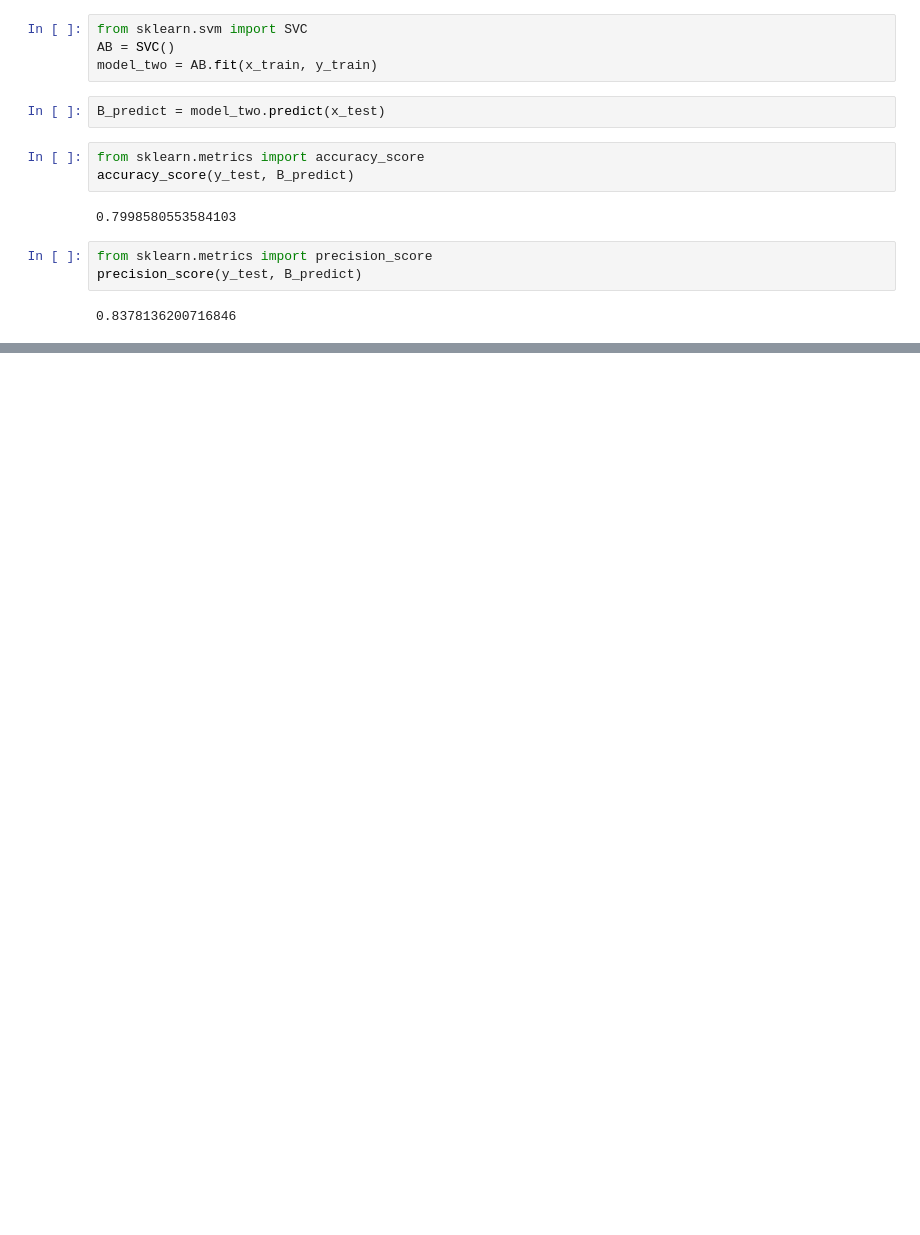
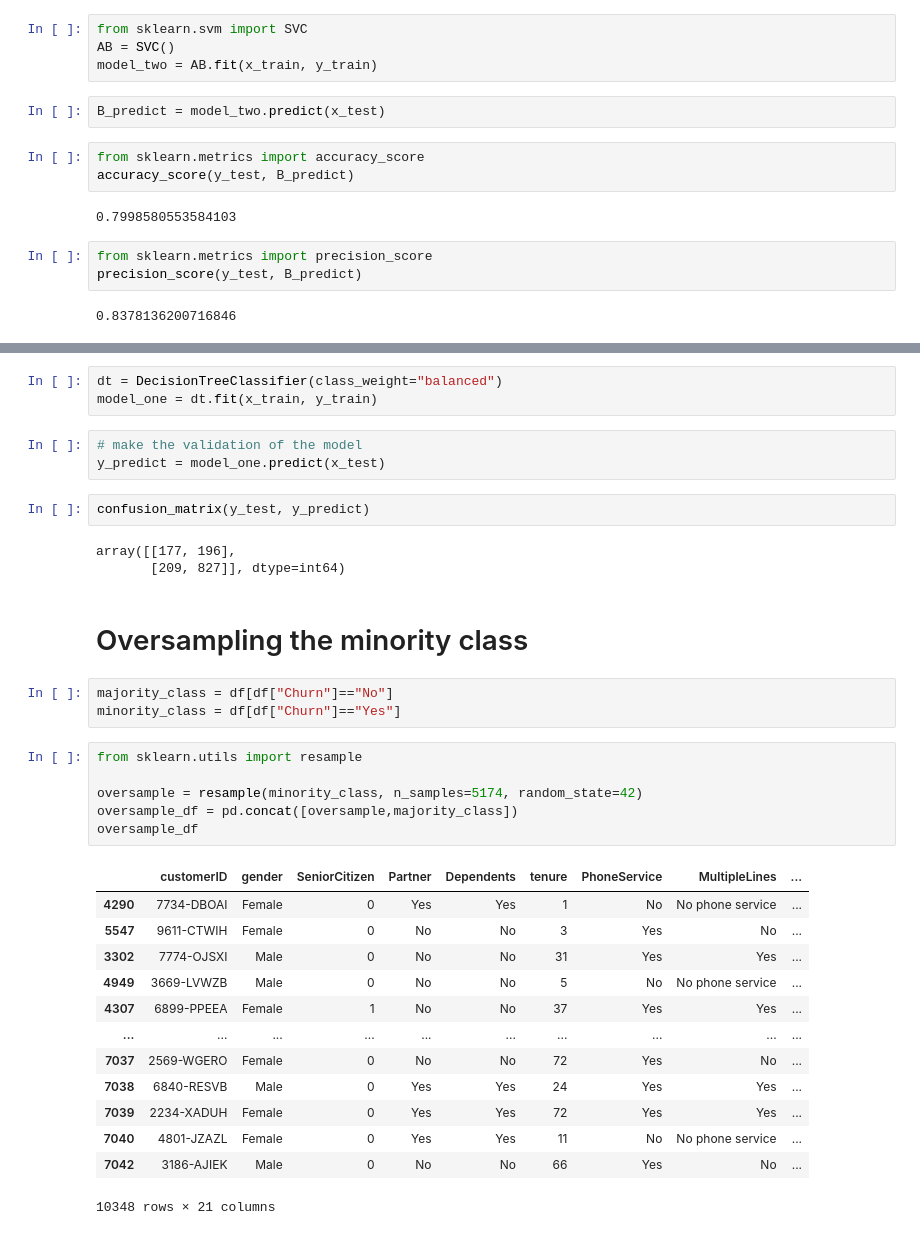
Before and after one commit to FAQ76/Churn-analysis, a Jupyter notebook: Untitled.ipynb, the cells around one changed output, grey strips where cells are left out. Cells and saved outputs as stored; diff of their text form; blank space fills up the shorter version.

```diff
--- a/Untitled.ipynb
+++ b/Untitled.ipynb
@@ -289,0 +305,36 @@ precision_score(y_test, B_predict)
+# %%
+dt = DecisionTreeClassifier(class_weight="balanced")
+model_one = dt.fit(x_train, y_train)
+# %%
+# make the validation of the model
+y_predict = model_one.predict(x_test)
+# %%
+confusion_matrix(y_test, y_predict)
+# %% [output]
+array([[177, 196],
+       [209, 827]], dtype=int64)
+# %% [markdown]
+# Oversampling the minority class
+# %%
+majority_class = df[df["Churn"]=="No"]
+minority_class = df[df["Churn"]=="Yes"]
+# %%
+from sklearn.utils import resample
+
+oversample = resample(minority_class, n_samples=5174, random_state=42)
+oversample_df = pd.concat([oversample,majority_class])
+oversample_df
+# %% [output]
+|  | customerID | gender | SeniorCitizen | Partner | Dependents | tenure | PhoneService | MultipleLines | ... |
+| 4290 | 7734-DBOAI | Female | 0 | Yes | Yes | 1 | No | No phone service | ... |
+| 5547 | 9611-CTWIH | Female | 0 | No | No | 3 | Yes | No | ... |
+| 3302 | 7774-OJSXI | Male | 0 | No | No | 31 | Yes | Yes | ... |
+| 4949 | 3669-LVWZB | Male | 0 | No | No | 5 | No | No phone service | ... |
+| 4307 | 6899-PPEEA | Female | 1 | No | No | 37 | Yes | Yes | ... |
+| ... | ... | ... | ... | ... | ... | ... | ... | ... | ... |
+| 7037 | 2569-WGERO | Female | 0 | No | No | 72 | Yes | No | ... |
+| 7038 | 6840-RESVB | Male | 0 | Yes | Yes | 24 | Yes | Yes | ... |
+| 7039 | 2234-XADUH | Female | 0 | Yes | Yes | 72 | Yes | Yes | ... |
+| 7040 | 4801-JZAZL | Female | 0 | Yes | Yes | 11 | No | No phone service | ... |
+| 7042 | 3186-AJIEK | Male | 0 | No | No | 66 | Yes | No | ... |
+10348 rows × 21 columns
```
Also changed, not shown: parts of 13 cells of this notebook.
